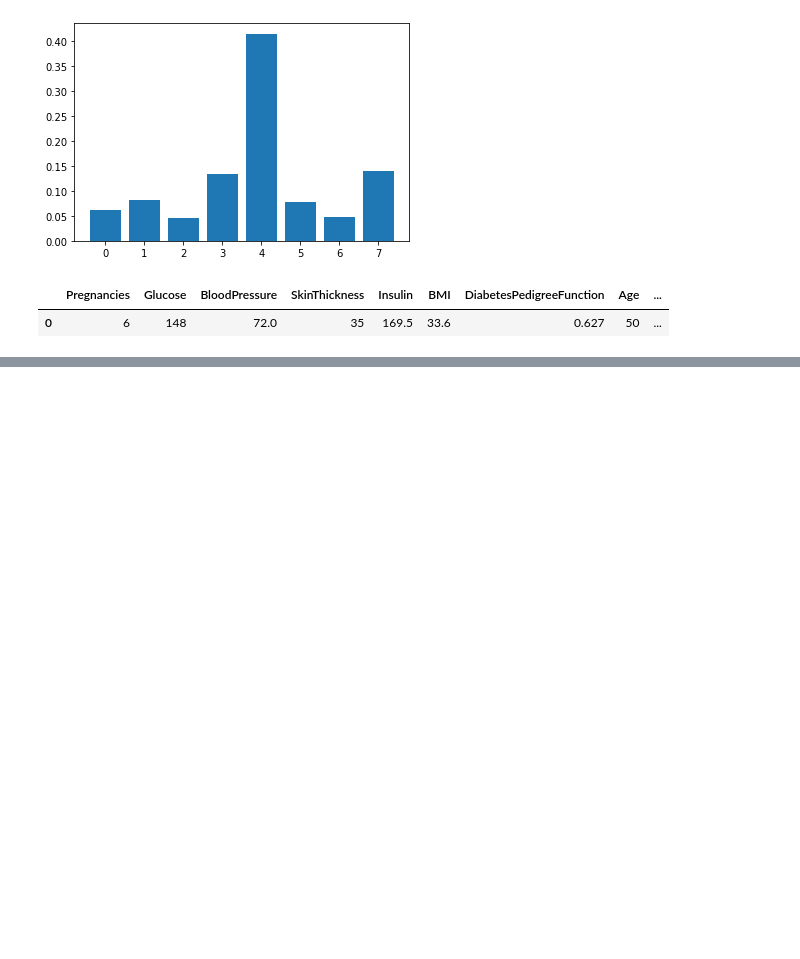
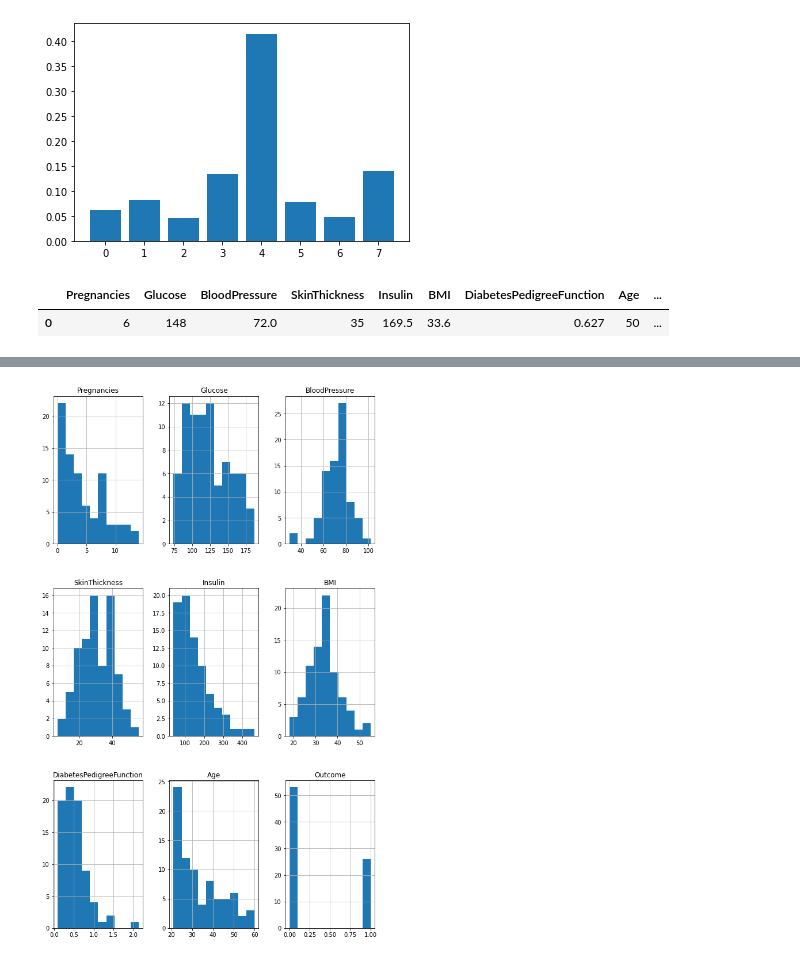
Before and after one commit to Aman0phy/Pima_Diabetes, a Jupyter notebook: diabetes-eda-prediction.ipynb, the cells around one changed output, grey strips where cells are left out. Saved outputs shown, nothing was run; the diff lists cells and outputs as text; code cells hidden in the pictures; blank space fills up the shorter version.

```diff
--- a/diabetes-eda-prediction.ipynb
+++ b/diabetes-eda-prediction.ipynb
@@ -257,0 +500,5 @@ df.head(1)
+# %%
+test_final.hist(figsize=(10,17))
+plt.show()
+# %% [output]
+[figure, added]
```
Also changed, not shown: parts of 32 cells of this notebook.
